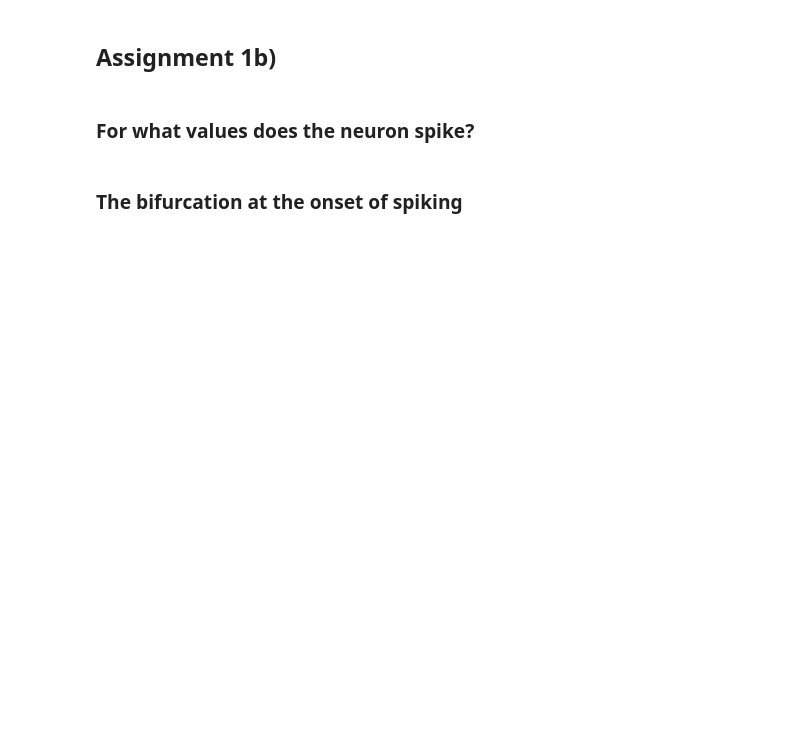
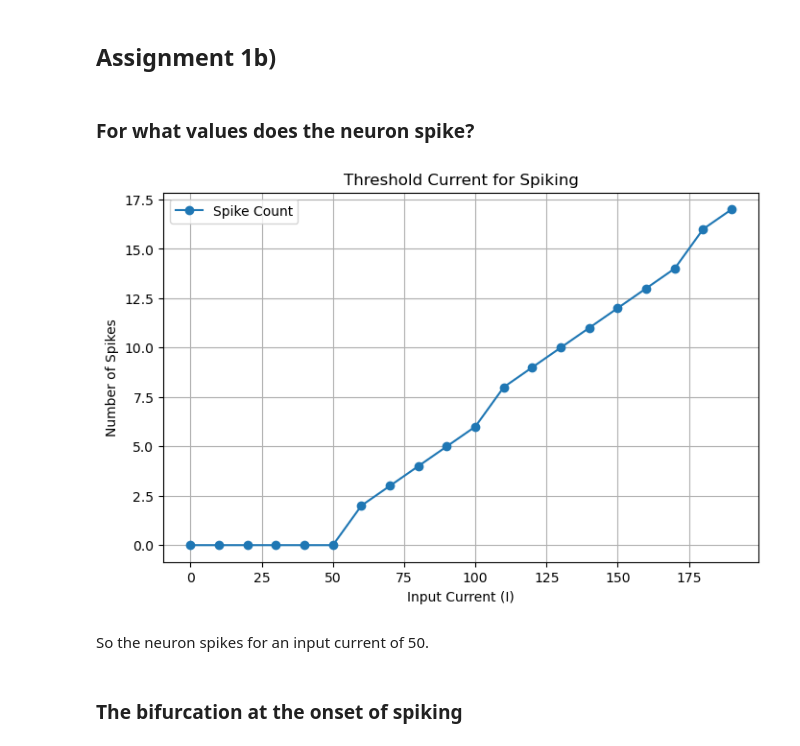
Before and after one commit to EvaMare/Computational-Neuroscience, a Jupyter notebook: Assignment 3.ipynb, the cells around one changed output. Drawn from its saved outputs; the diff is of its cells as text; code cells hidden in the pictures; blank space fills up the shorter version.

```diff
--- a/Assignment 3.ipynb
+++ b/Assignment 3.ipynb
@@ -79,35 +77,38 @@ def simulate(I, dt=0.1, T=1000):
 
         dv_pred = (0.7 * (v_pred + 60) * (v_pred + 40) - u_pred + I) / 100
         du_pred = 0.03 * (-2 * (v_pred + 60) - u_pred)
 
         v += (dv + dv_pred) / 2 * dt
         u += (du + du_pred) / 2 * dt
 
         if v > 35:
             v = -50
             u += 100
             spikes += 1
 
     return time, v_values, u_values, spikes
 
 # Parameter sweep for I
-I_values = np.arange(0, 20, 0.5)  # Test input currents
+I_values = np.arange(0, 200, 10)  # Test input currents
 spike_counts = []
 
 for I in I_values:
     _, _, _, spikes = simulate(I, T=500)
     spike_counts.append(spikes)
 
 # Plotting spikes as a function of I
 plt.figure(figsize=(8, 5))
 plt.plot(I_values, spike_counts, marker='o', label="Spike Count")
-plt.axvline(x=I_values[next(i for i, s in enumerate(spike_counts) if s > 0)], color='r', linestyle='--', label="Spike Threshold")
 plt.xlabel('Input Current (I)')
 plt.ylabel('Number of Spikes')
 plt.title('Threshold Current for Spiking')
 plt.legend()
 plt.grid()
 plt.show()
+# %% [output]
+[figure, added]
+# %% [markdown]
+So the neuron spikes for an input current of 50.
 # %% [markdown]
 ### The bifurcation at the onset of spiking
 # %%
```
Also changed, not shown: parts of 10 cells of this notebook.
